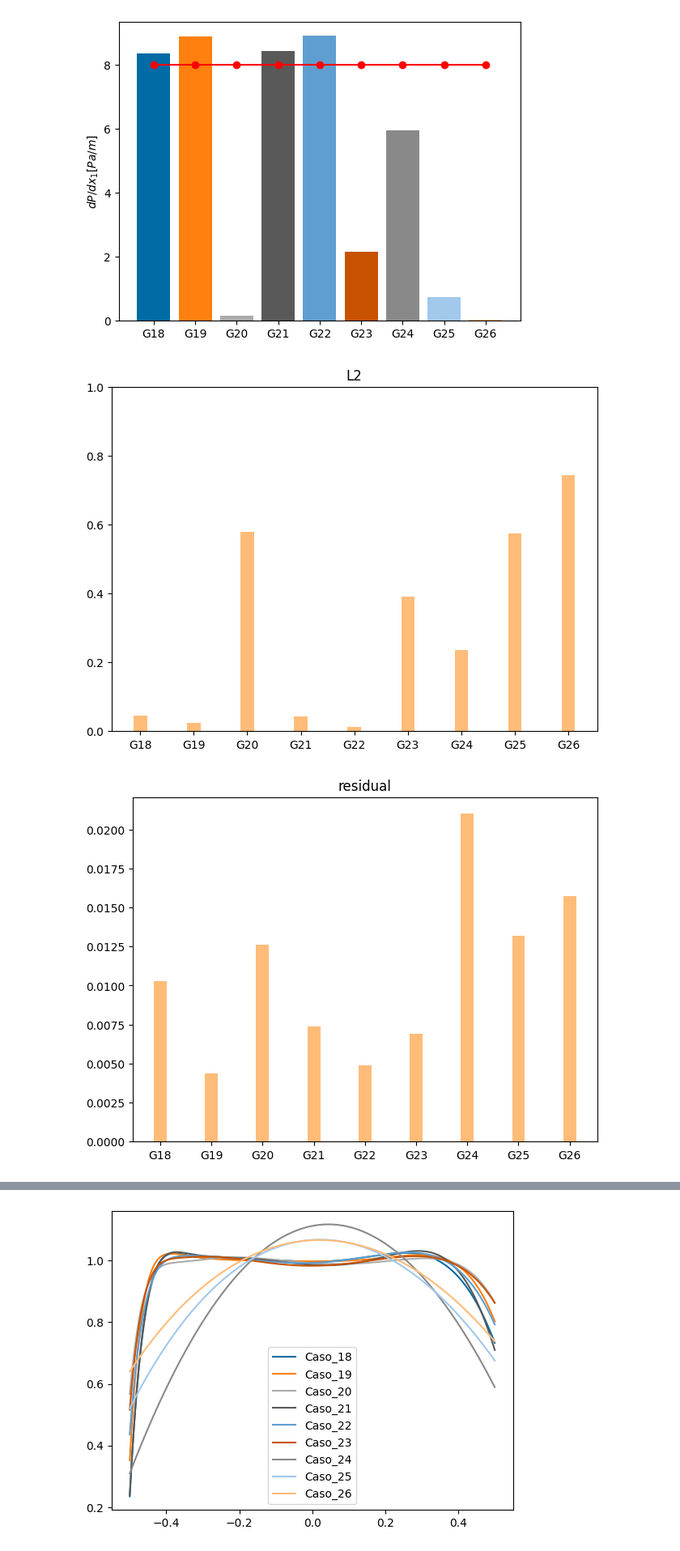
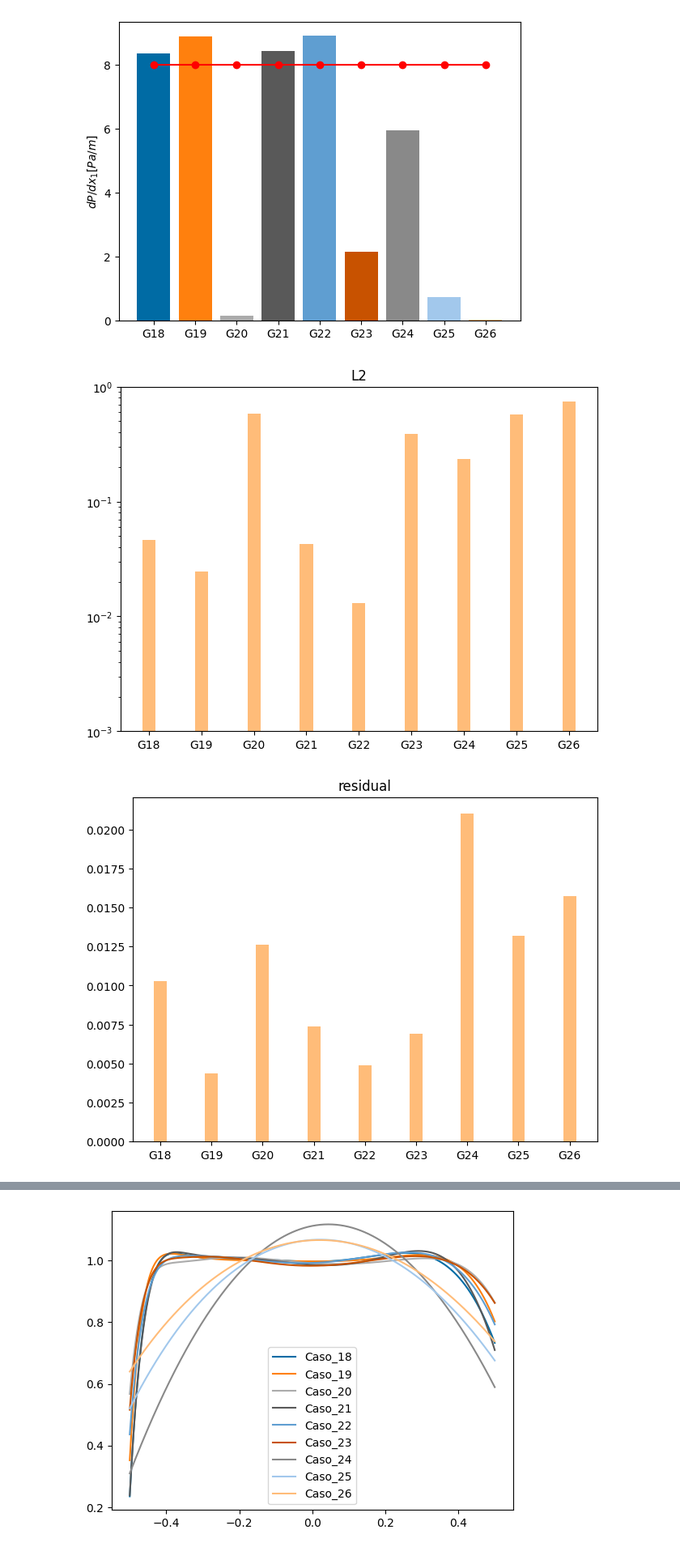
Before and after one commit to pabloharbar/deepxde-custom, a Jupyter notebook: notebooks/encit_vi_05.ipynb, the cells around one changed output, grey strips where cells are left out. Shown at 81% size. Drawn from its saved outputs; the diff is of its cells as text; code cells hidden in the pictures.

```diff
--- a/notebooks/encit_vi_05.ipynb
+++ b/notebooks/encit_vi_05.ipynb
@@ -2,7 +2,8 @@
 import pathlib
 import pandas as pd
 import matplotlib.pyplot as plt
-plt.style.use('tableau-colorblind10')
+
+plt.style.use("tableau-colorblind10")
 
 # case_list = [0, 1, 2, 3, 4, 5, 6, 7, 8, 27, 28, 29, 30, 31, 32, 33, 34, 35, 54, 55, 56, 57, 58, 59, 60, 61, 62]
 # case_list = [0, 1, 2, 3, 4, 5, 6, 7, 8]
@@ -23,9 +24,13 @@ print([d for d in folder_path.iterdir()])
 for case in all_cases:
     try:
         pressure_probe = pd.read_csv(folder_path / case / "center_horizontal_line.csv")
-        delta_p = (pressure_probe["p"].iloc[-1] - pressure_probe["p"].iloc[-2])
-        delta_L = (pressure_probe["Points_x"].iloc[-1] - pressure_probe["Points_x"].iloc[-2])
-        df = pd.DataFrame({"Delta_p_analytic": [8.0], "Delta_p_PINN": [-delta_p / delta_L]})
+        delta_p = pressure_probe["p"].iloc[-1] - pressure_probe["p"].iloc[-2]
+        delta_L = (
+            pressure_probe["Points_x"].iloc[-1] - pressure_probe["Points_x"].iloc[-2]
+        )
+        df = pd.DataFrame(
+            {"Delta_p_analytic": [8.0], "Delta_p_PINN": [-delta_p / delta_L]}
+        )
 
         old_id = int(case.replace("Caso_", ""))
         case_lbl = case.replace(f"{old_id}", f"{old_id - 36}")
@@ -69,29 +74,30 @@ plt.show()
 # %%
 import numpy as np
 
-fig, ax = plt.subplots(layout='constrained')
-fig2, ax2 = plt.subplots(layout='constrained')
+fig, ax = plt.subplots(layout="constrained")
+fig2, ax2 = plt.subplots(layout="constrained")
 
 x = []
 l2_diff_u = []
 residual = []
 
 anall2_diff_uytic_val = 0
 
 for case, data in residual_data.items():
     x.append(case.replace("Caso_", "G"))
     residual.append(data["residual"].iloc[0])
     l2_diff_u.append(data["l2_diff_u"].iloc[0])
 
     ax.bar(x, l2_diff_u, 0.25, label="L2")
     ax2.bar(x, residual, 0.25, label="residual")
 
 ax.set_title("L2")
 ax2.set_title("residual")
-ax.set_ylim([0, 1])
+ax.set_ylim([0.001, 1])
+ax.set_yscale("log")
 plt.show()
 # %% [output]
-[figure, old version]
+[figure, new version]
 [figure]
 # %%
 plt.close()
```
Also changed, not shown: parts of 2 cells of this notebook, 4 other files.
